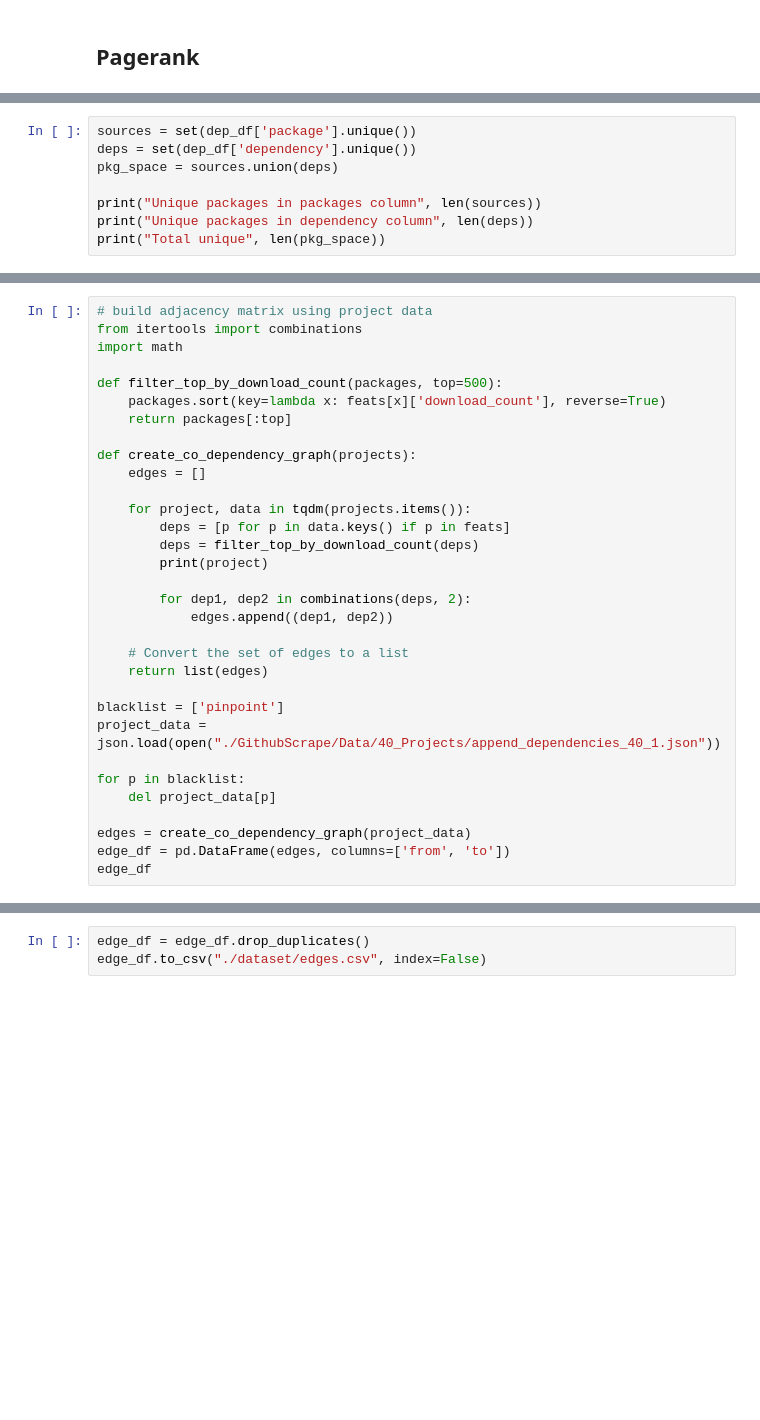
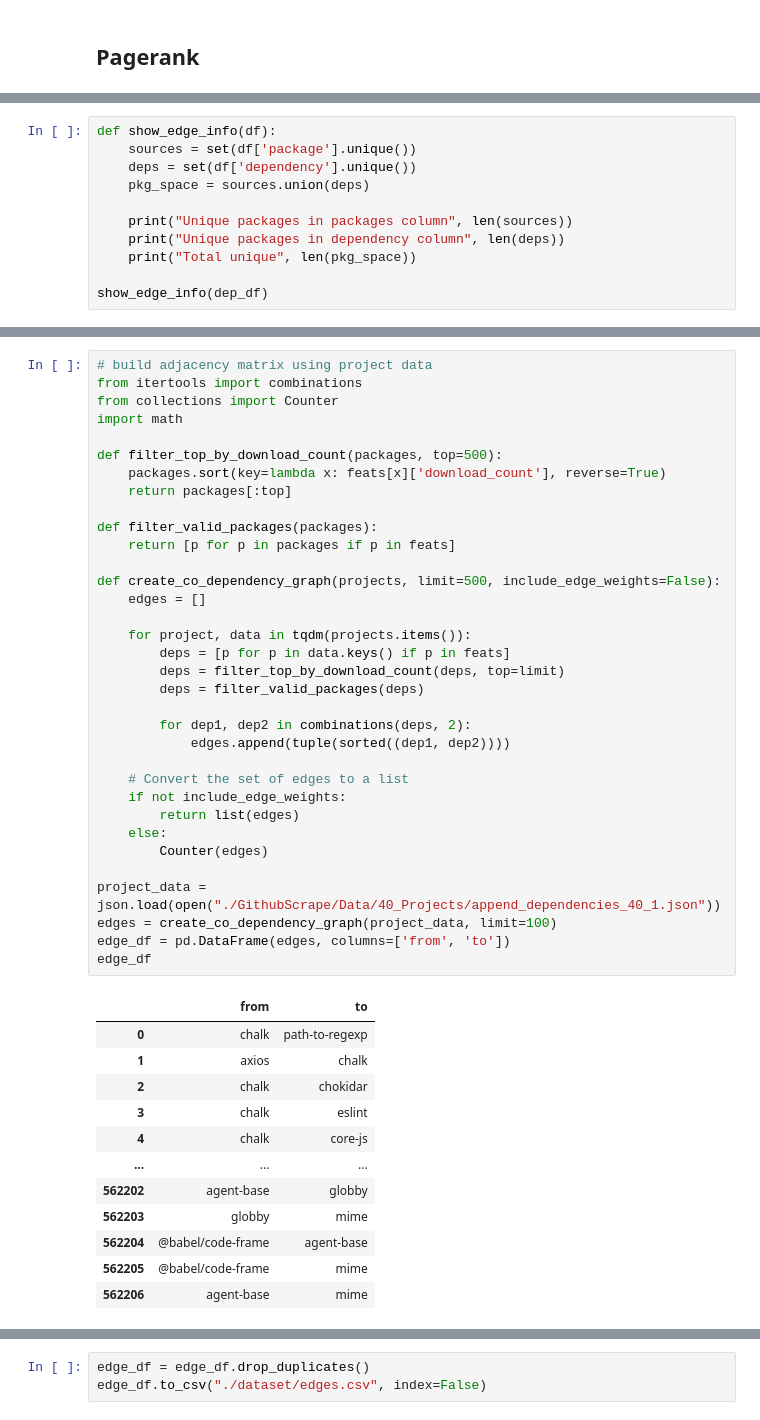
Before and after one commit to rahul0299/graphml-package-dependency-recommendation, a Jupyter notebook: dataset_builder.ipynb, the cells around one changed output, grey strips where cells are left out. Saved outputs shown, nothing was run; the diff lists cells and outputs as text; blank space fills up the shorter version.

```diff
--- a/dataset_builder.ipynb
+++ b/dataset_builder.ipynb
@@ -451,11 +469,14 @@ dep_df = pd.read_csv("./dataset/dep-graph.csv")
 graph = json.load(open("./dataset/dep-graph.json"))
 feats = json.load(open("./dataset/package-features.json"))
 # %%
-sources = set(dep_df['package'].unique())
-deps = set(dep_df['dependency'].unique())
-pkg_space = sources.union(deps)
+def show_edge_info(df):
+    sources = set(df['package'].unique())
+    deps = set(df['dependency'].unique())
+    pkg_space = sources.union(deps)
 
-print("Unique packages in packages column", len(sources))
-print("Unique packages in dependency column", len(deps))
-print("Total unique", len(pkg_space))
+    print("Unique packages in packages column", len(sources))
+    print("Unique packages in dependency column", len(deps))
+    print("Total unique", len(pkg_space))
+
+show_edge_info(dep_df)
 # %% [output]
@@ -493,33 +517,47 @@ G: Graph with 16568 nodes and 53258 edges
 # %%
 # build adjacency matrix using project data
 from itertools import combinations
+from collections import Counter
 import math
 
 def filter_top_by_download_count(packages, top=500):
     packages.sort(key=lambda x: feats[x]['download_count'], reverse=True)
     return packages[:top]
 
-def create_co_dependency_graph(projects):
+def filter_valid_packages(packages):
+    return [p for p in packages if p in feats]
+
+def create_co_dependency_graph(projects, limit=500, include_edge_weights=False):
     edges = []
 
     for project, data in tqdm(projects.items()):
         deps = [p for p in data.keys() if p in feats]
-        deps = filter_top_by_download_count(deps)
-        print(project)
+        deps = filter_top_by_download_count(deps, top=limit)
+        deps = filter_valid_packages(deps)
 
         for dep1, dep2 in combinations(deps, 2):
-            edges.append((dep1, dep2))
+            edges.append(tuple(sorted((dep1, dep2))))
 
     # Convert the set of edges to a list
-    return list(edges)
+    if not include_edge_weights:
+        return list(edges)
+    else:
+        Counter(edges)
 
-blacklist = ['pinpoint']
 project_data = json.load(open("./GithubScrape/Data/40_Projects/append_dependencies_40_1.json"))
-
-for p in blacklist:
-    del project_data[p]
-
-edges = create_co_dependency_graph(project_data)
+edges = create_co_dependency_graph(project_data, limit=100)
 edge_df = pd.DataFrame(edges, columns=['from', 'to'])
 edge_df
 # %% [output]
+|  | from | to |
+| 0 | chalk | path-to-regexp |
+| 1 | axios | chalk |
+| 2 | chalk | chokidar |
+| 3 | chalk | eslint |
+| 4 | chalk | core-js |
+| ... | ... | ... |
+| 562202 | agent-base | globby |
+| 562203 | globby | mime |
+| 562204 | @babel/code-frame | agent-base |
+| 562205 | @babel/code-frame | mime |
+| 562206 | agent-base | mime |
```
Also changed, not shown: parts of 58 cells of this notebook, 4 other files.
